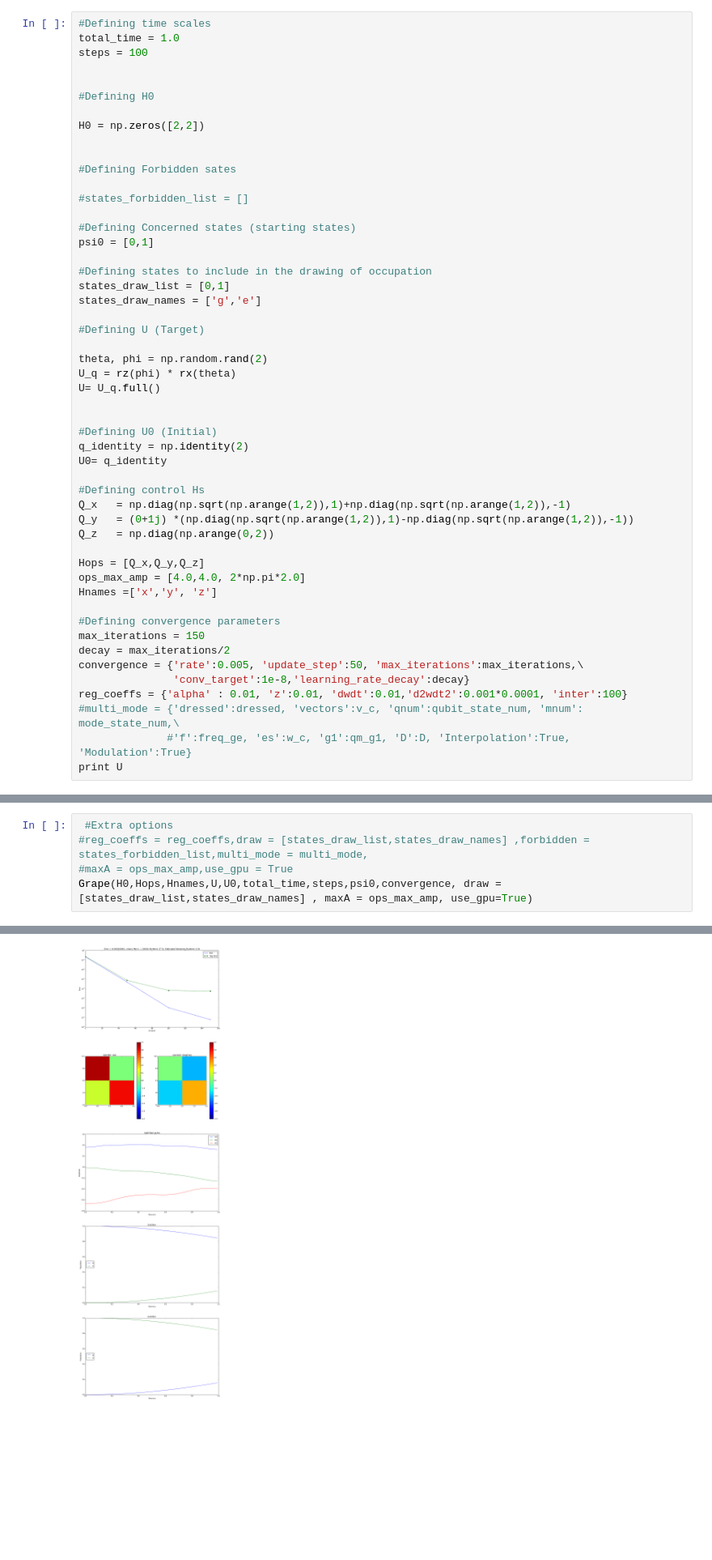
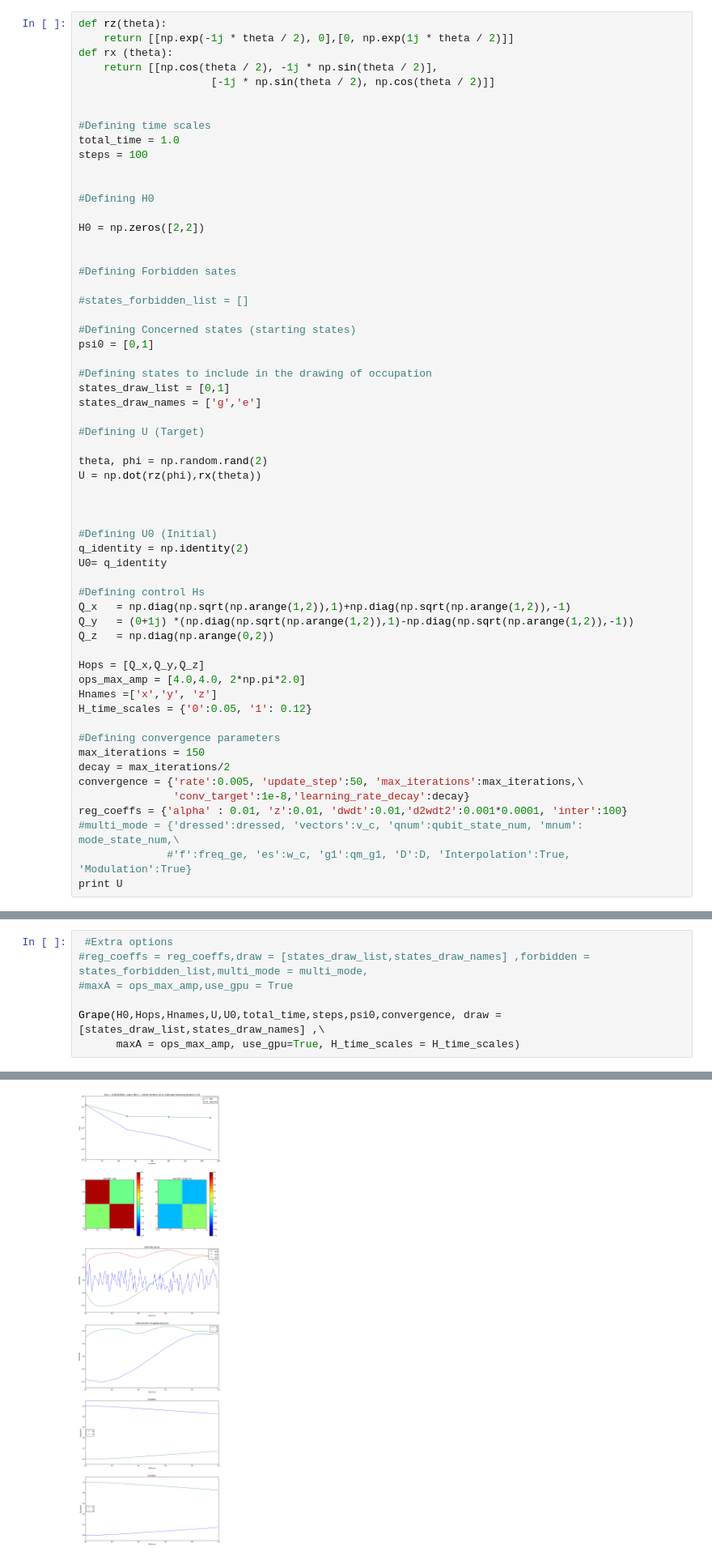
Before and after one commit to SchusterLab/quantum-optimal-control, a Jupyter notebook: Qubit_Rotation.ipynb, the cells around one changed output, grey strips where cells are left out. Shown at 81% size. Cells and saved outputs as stored; diff of their text form; blank space fills up the shorter version.

```diff
--- a/Qubit_Rotation.ipynb
+++ b/Qubit_Rotation.ipynb
@@ -10,6 +9,13 @@ from qutip import *
 # %% [output]
 Populating the interactive namespace from numpy and matplotlib
 # %%
+def rz(theta):
+    return [[np.exp(-1j * theta / 2), 0],[0, np.exp(1j * theta / 2)]]
+def rx (theta):
+    return [[np.cos(theta / 2), -1j * np.sin(theta / 2)],
+                     [-1j * np.sin(theta / 2), np.cos(theta / 2)]]
+
+
 #Defining time scales
 total_time = 1.0
 steps = 100
@@ -34,8 +40,8 @@ states_draw_names = ['g','e']
 #Defining U (Target)
 
 theta, phi = np.random.rand(2)
-U_q = rz(phi) * rx(theta)
-U= U_q.full()
+U = np.dot(rz(phi),rx(theta))
+
 
 
 #Defining U0 (Initial)
@@ -50,6 +56,7 @@ Q_z   = np.diag(np.arange(0,2))
 Hops = [Q_x,Q_y,Q_z]
 ops_max_amp = [4.0,4.0, 2*np.pi*2.0]
 Hnames =['x','y', 'z']
+H_time_scales = {'0':0.05, '1': 0.12}
 
 #Defining convergence parameters
 max_iterations = 150
@@ -67,5 +74,7 @@ print U
  #Extra options
 #reg_coeffs = reg_coeffs,draw = [states_draw_list,states_draw_names] ,forbidden = states_forbidden_list,multi_mode = multi_mode,
 #maxA = ops_max_amp,use_gpu = True
-Grape(H0,Hops,Hnames,U,U0,total_time,steps,psi0,convergence, draw = [states_draw_list,states_draw_names] , maxA = ops_max_amp, use_gpu=True)
+
+Grape(H0,Hops,Hnames,U,U0,total_time,steps,psi0,convergence, draw = [states_draw_list,states_draw_names] ,\
+      maxA = ops_max_amp, use_gpu=True, H_time_scales = H_time_scales)
 # %% [output]
@@ -72 +98 @@ Grape(H0,Hops,Hnames,U,U0,total_time,steps,psi0,convergence, draw = [states_draw
-[figure, old version]
+[figure, new version]
```
Also changed, not shown: parts of 3 cells of this notebook, 5 other files.
